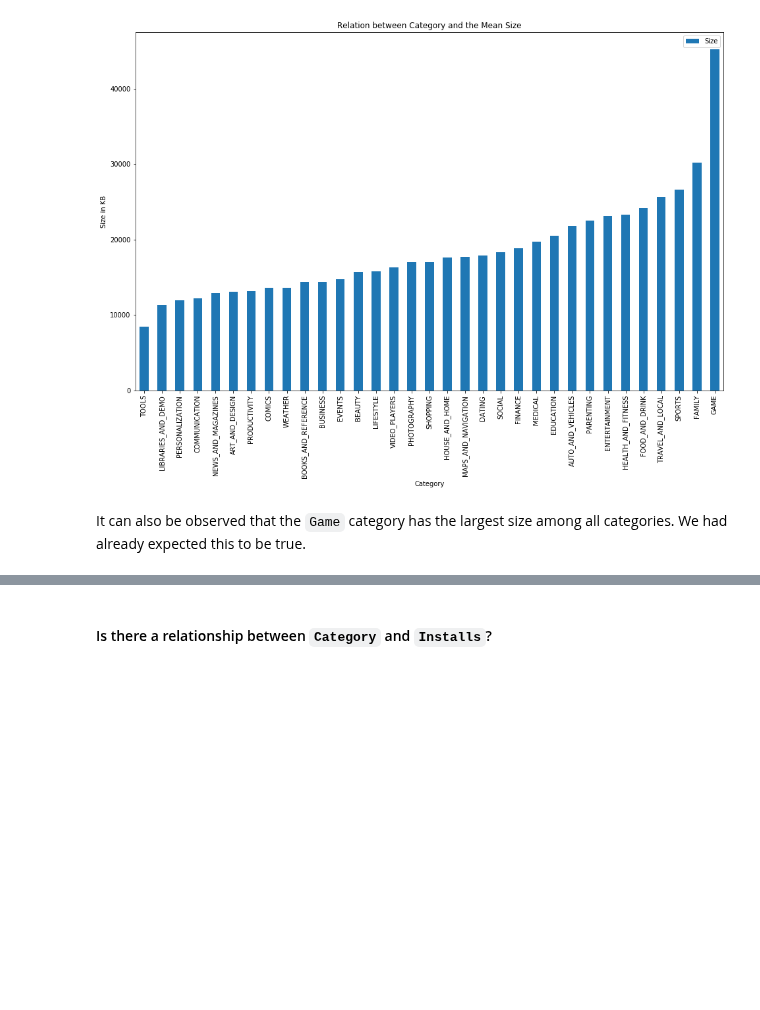
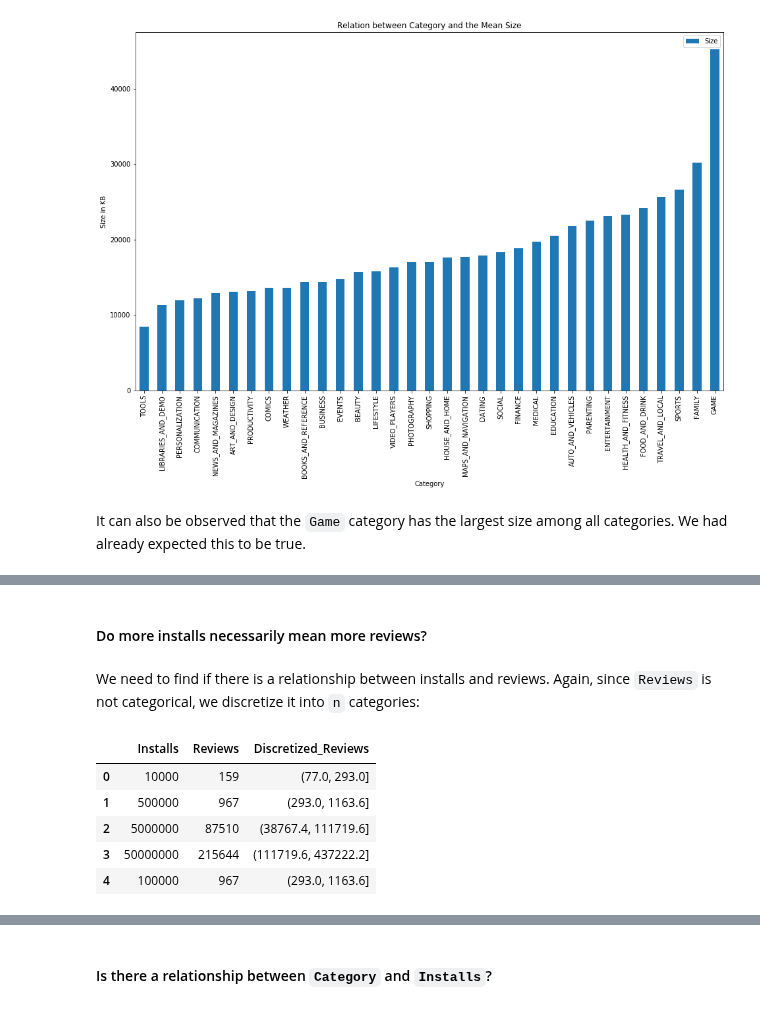
Before and after one commit to Logician724/play-store-analysis, a Jupyter notebook: notebook.ipynb, the cells around one changed output, grey strips where cells are left out. Saved outputs shown, nothing was run; the diff lists cells and outputs as text; code cells hidden in the pictures; blank space fills up the shorter version.

```diff
--- a/notebook.ipynb
+++ b/notebook.ipynb
@@ -750,0 +761,17 @@ It can also be observed that the `Game` category has the largest size among all
+# %% [markdown]
+#### Do more installs necessarily mean more reviews?
+# %% [markdown]
+We need to find if there is a relationship between installs and reviews. Again, since `Reviews` is not categorical, we discretize it into `n` categories:
+# %%
+installs_reviews_df = apps_df[['Installs', 'Reviews']].copy()
+
+n = 10
+installs_reviews_df['Discretized_Reviews'] = pd.qcut(installs_reviews_df['Reviews'], n)
+installs_reviews_df.head()
+# %% [output]
+|  | Installs | Reviews | Discretized_Reviews |
+| 0 | 10000 | 159 | (77.0, 293.0] |
+| 1 | 500000 | 967 | (293.0, 1163.6] |
+| 2 | 5000000 | 87510 | (38767.4, 111719.6] |
+| 3 | 50000000 | 215644 | (111719.6, 437222.2] |
+| 4 | 100000 | 967 | (293.0, 1163.6] |
```
Also changed, not shown: parts of 8 cells of this notebook.
